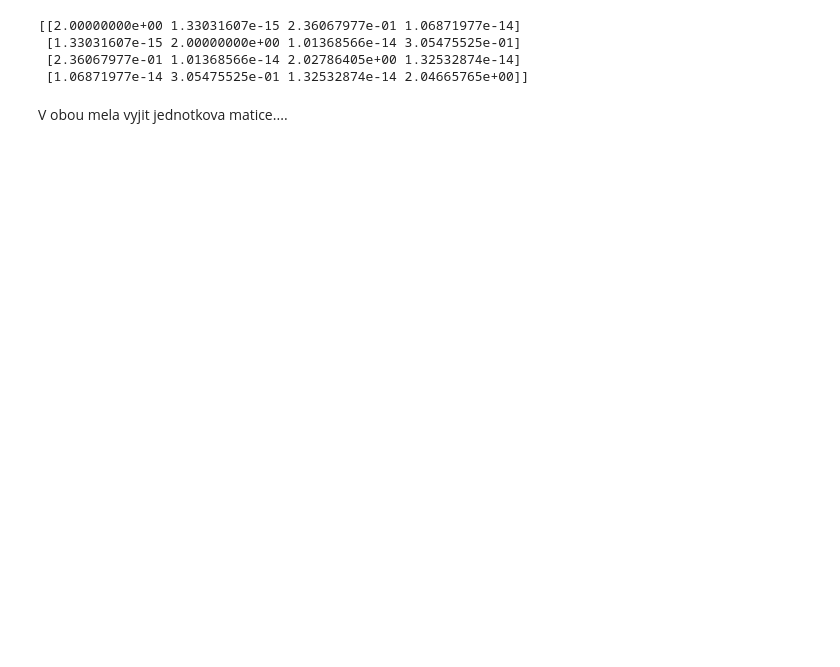
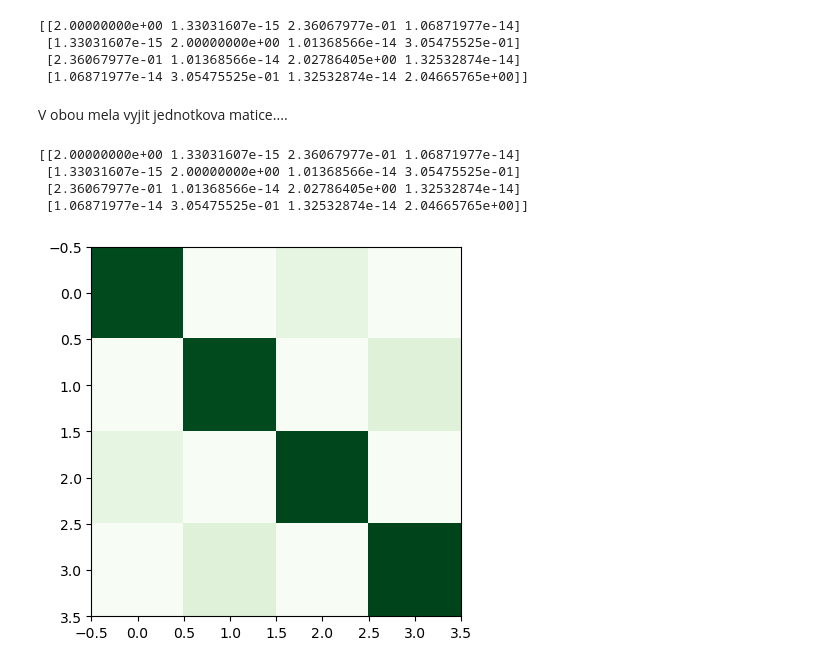
Before and after one commit to SED0280/BakalarkaCode, a Jupyter notebook: Gausova Kvadratura.ipynb, the cells around one changed output. Drawn from its saved outputs; the diff is of its cells as text; code cells hidden in the pictures; blank space fills up the shorter version.

Commit message:
othogonality of normal fixxed

```diff
--- a/Gausova Kvadratura.ipynb
+++ b/Gausova Kvadratura.ipynb
@@ -199,13 +202,11 @@ b = 5
 c = -2
 d = 3
 l = lambda x : kv.legendre_normal_int(x, 100, a, b)
-def cov(x,y):
-    return 1
 
 matrix_size = 4
 matrix = np.zeros((matrix_size,matrix_size))
 for i in range(matrix_size):
     for j in range(matrix_size):
-        matrix[i,j] = kv.quadrature_int(lambda x : l(x)[i]*l(x)[j], 20, a, b)
+        matrix[i,j] = kv.quadrature_int(lambda x : l(x)[i]*l(x)[j], 100, a, b)
 print(matrix)
 # %% [output]
@@ -231,3 +230,26 @@ print(matrix)
  [1.06871977e-14 3.05475525e-01 1.32532874e-14 2.04665765e+00]]
 # %% [markdown]
 V obou mela vyjit jednotkova matice....
+# %%
+
+l = lambda x : kv.legendre_normal(x, 100)
+
+matrix_size = 4
+matrix = np.zeros((matrix_size,matrix_size))
+for i in range(matrix_size):
+    for j in range(matrix_size):
+        matrix[i,j] = kv.quadrature(lambda x : l(x)[i]*l(x)[j], 100)
+print(matrix)
+
+# plot
+fig, ax = plt.subplots()
+
+
+ax.imshow(matrix, cmap=colormaps['Greens'])
+plt.show()
+# %% [output]
+[[2.00000000e+00 1.33031607e-15 2.36067977e-01 1.06871977e-14]
+ [1.33031607e-15 2.00000000e+00 1.01368566e-14 3.05475525e-01]
+ [2.36067977e-01 1.01368566e-14 2.02786405e+00 1.32532874e-14]
+ [1.06871977e-14 3.05475525e-01 1.32532874e-14 2.04665765e+00]]
+[figure, added]
```
Also changed, not shown: parts of 6 cells of this notebook, 1 other file.
